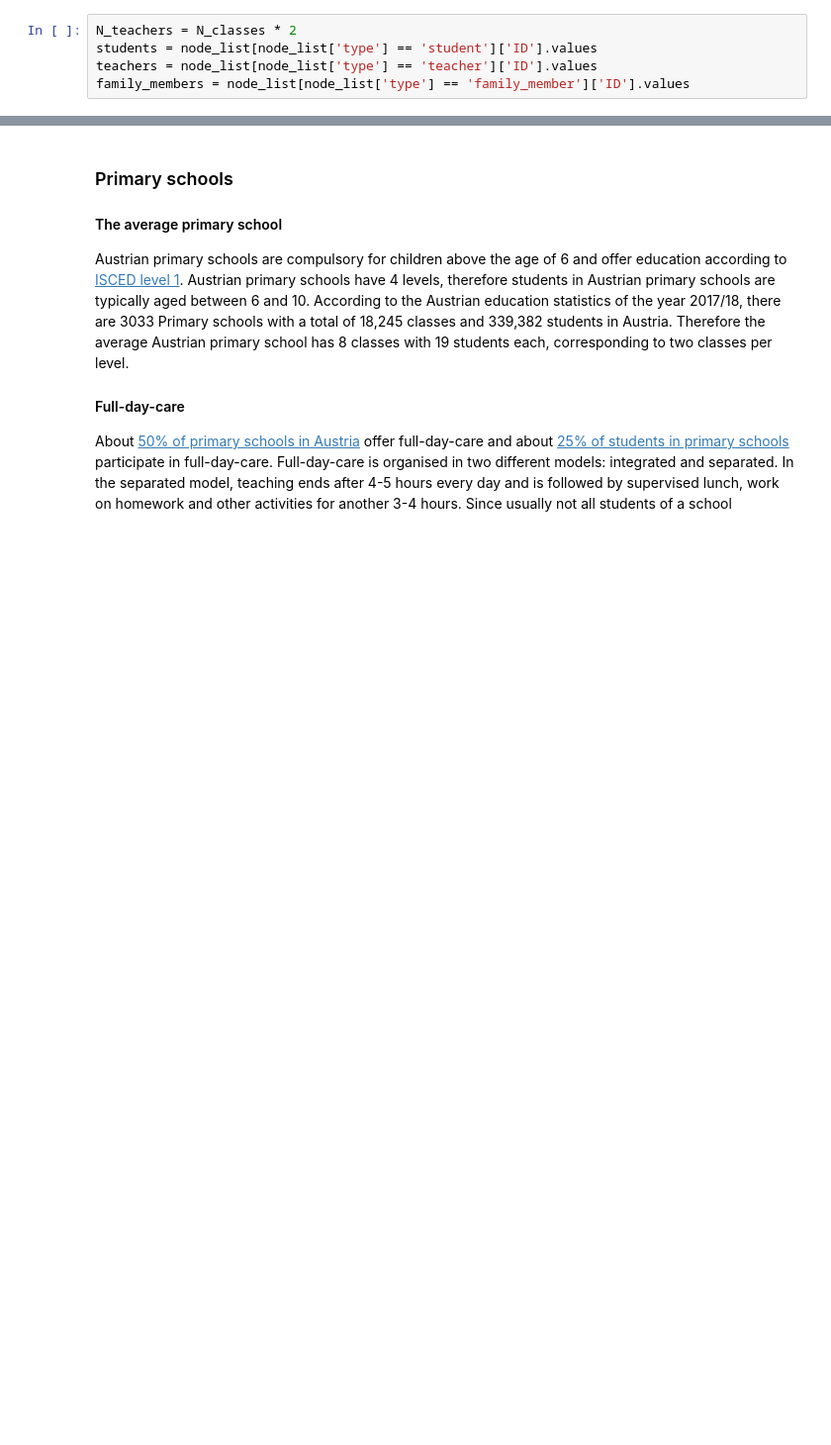
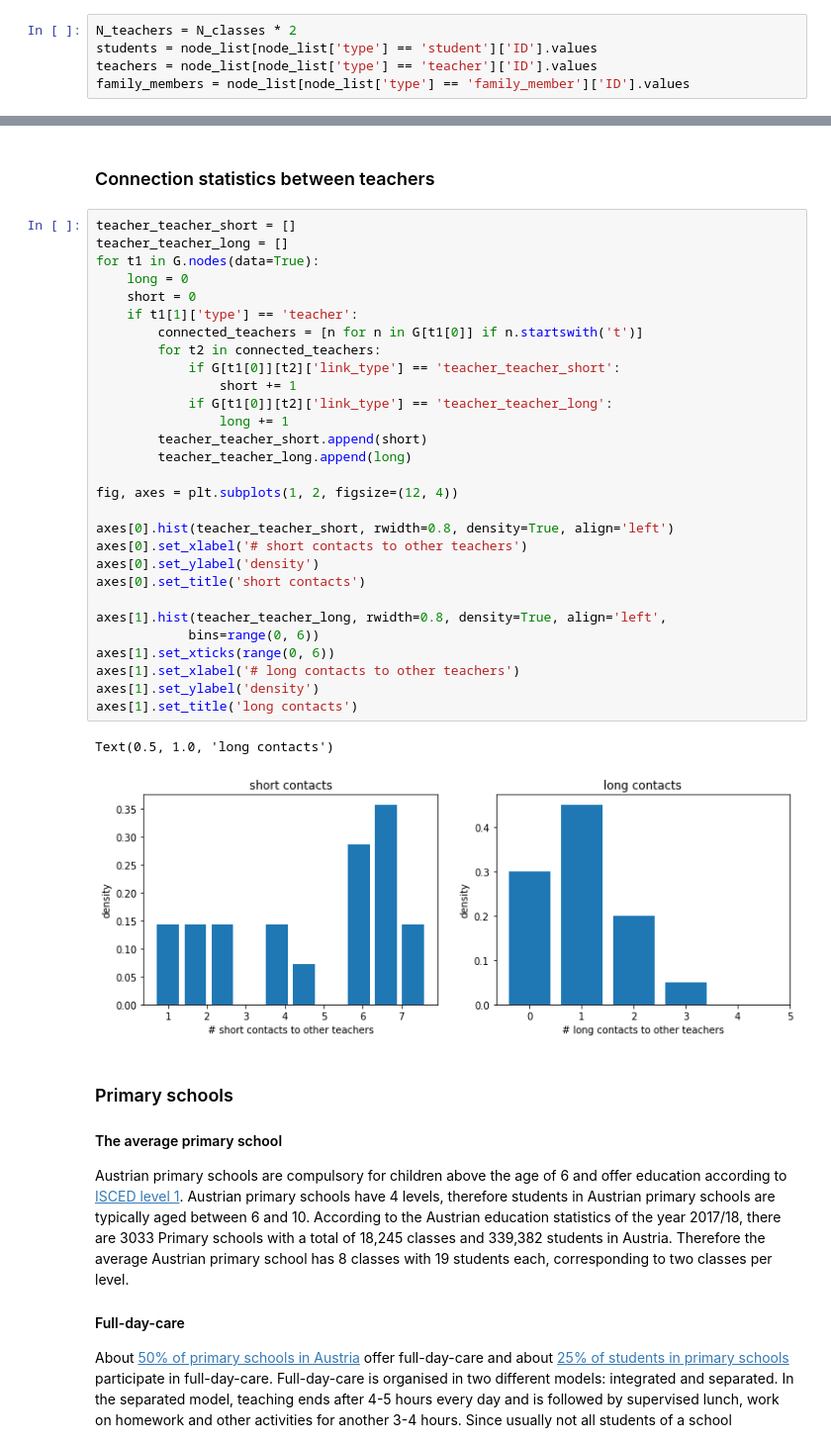
Before and after one commit to JanaLasser/agent_based_COVID_SEIRX, a Jupyter notebook: school/construct_school_network.ipynb, the cells around one changed output, grey strips where cells are left out. Shown at 99% size. Saved outputs shown, nothing was run; the diff lists cells and outputs as text; blank space fills up the shorter version.

```diff
--- a/school/construct_school_network.ipynb
+++ b/school/construct_school_network.ipynb
@@ -505,3 +565,37 @@ ax.set_xlim(-0.3, 1.3)
+# %% [markdown]
+### Connection statistics between teachers
+# %%
+teacher_teacher_short = []
+teacher_teacher_long = []
+for t1 in G.nodes(data=True):
+    long = 0
+    short = 0
+    if t1[1]['type'] == 'teacher':
+        connected_teachers = [n for n in G[t1[0]] if n.startswith('t')]
+        for t2 in connected_teachers:
+            if G[t1[0]][t2]['link_type'] == 'teacher_teacher_short':
+                short += 1
+            if G[t1[0]][t2]['link_type'] == 'teacher_teacher_long':
+                long += 1
+        teacher_teacher_short.append(short)
+        teacher_teacher_long.append(long)
+
+fig, axes = plt.subplots(1, 2, figsize=(12, 4))
+
+axes[0].hist(teacher_teacher_short, rwidth=0.8, density=True, align='left')
+axes[0].set_xlabel('# short contacts to other teachers')
+axes[0].set_ylabel('density')
+axes[0].set_title('short contacts')
+
+axes[1].hist(teacher_teacher_long, rwidth=0.8, density=True, align='left',
+            bins=range(0, 6))
+axes[1].set_xticks(range(0, 6))
+axes[1].set_xlabel('# long contacts to other teachers')
+axes[1].set_ylabel('density')
+axes[1].set_title('long contacts')
+# %% [output]
+Text(0.5, 1.0, 'long contacts')
+[figure, added]
 # %% [markdown]
 ### Primary schools
 
```
Also changed, not shown: parts of 26 cells of this notebook.
